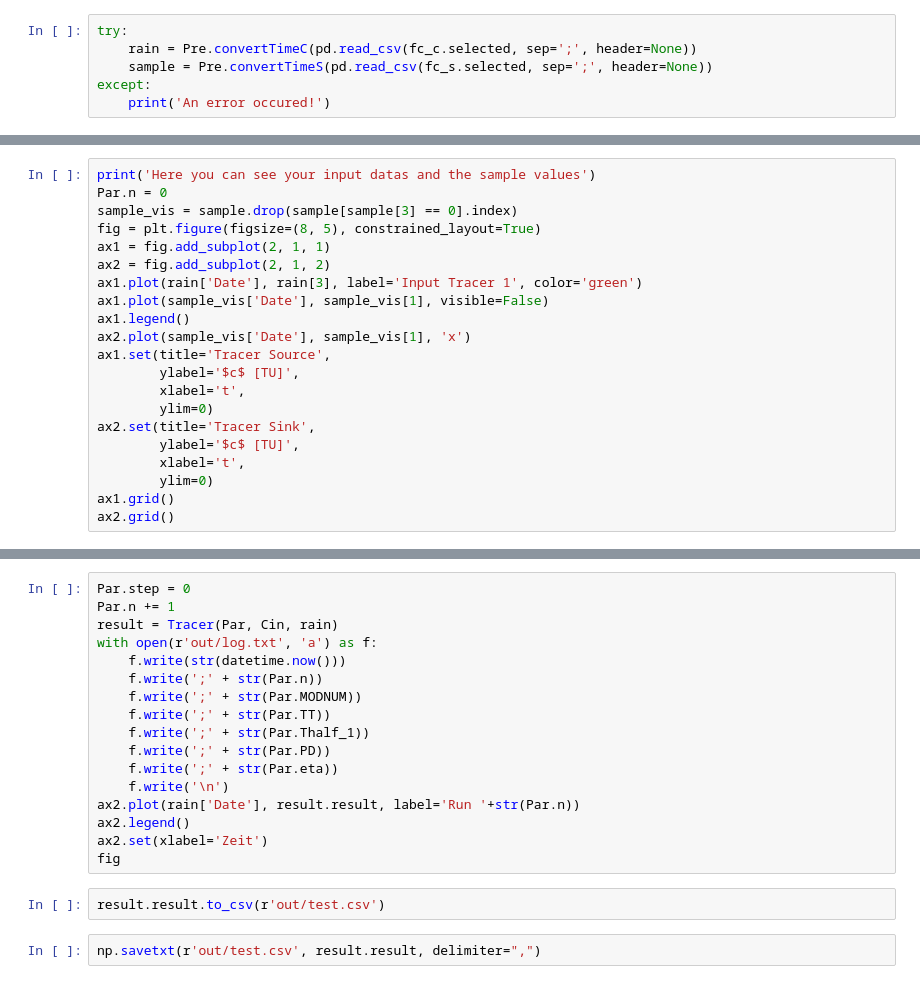
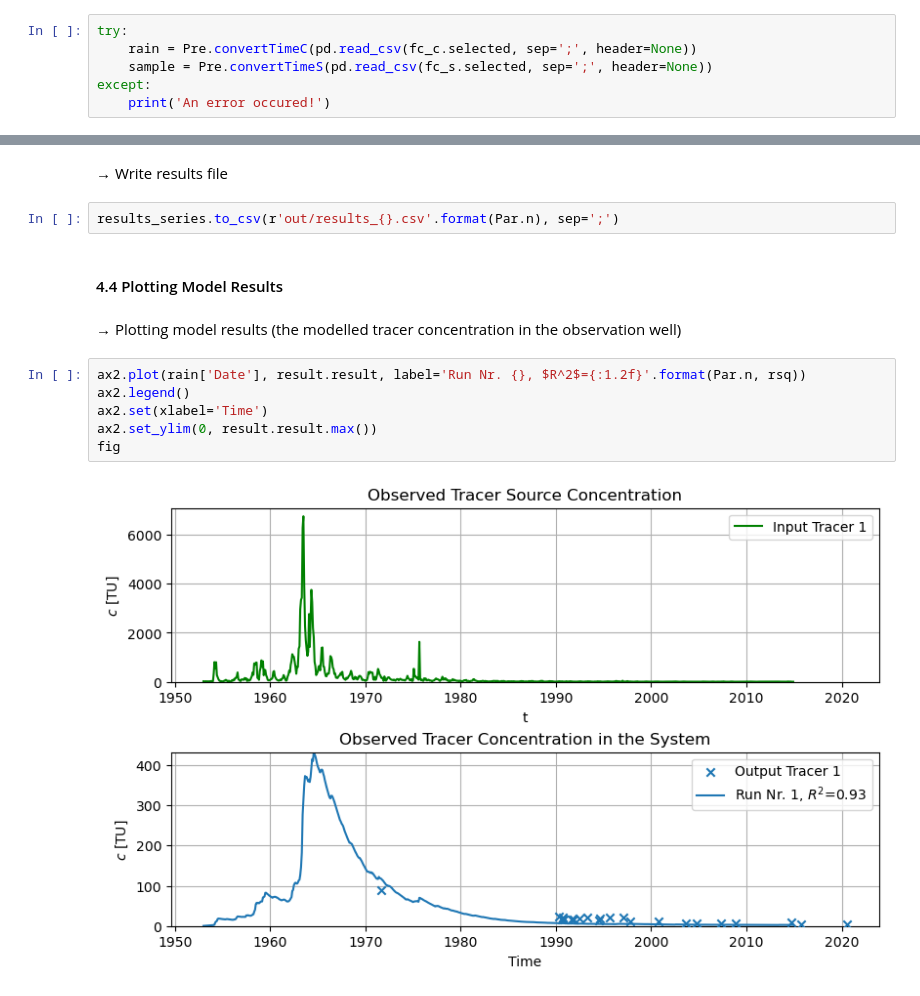
Before and after one commit to jvollhueter/ISOSIMpy, a Jupyter notebook: Notebook_Tracer_simple.ipynb, the cells around one changed output, grey strips where cells are left out. Drawn from its saved outputs; the diff is of its cells as text.

```diff
--- a/Notebook_Tracer_simple.ipynb
+++ b/Notebook_Tracer_simple.ipynb
@@ -59,21 +162,0 @@ elif Par.SOILM == 2:
-# %%
-print('Here you can see your input datas and the sample values')
-Par.n = 0
-sample_vis = sample.drop(sample[sample[3] == 0].index)
-fig = plt.figure(figsize=(8, 5), constrained_layout=True)
-ax1 = fig.add_subplot(2, 1, 1)
-ax2 = fig.add_subplot(2, 1, 2)
-ax1.plot(rain['Date'], rain[3], label='Input Tracer 1', color='green')
-ax1.plot(sample_vis['Date'], sample_vis[1], visible=False)
-ax1.legend()
-ax2.plot(sample_vis['Date'], sample_vis[1], 'x')
-ax1.set(title='Tracer Source',
-        ylabel='$c$ [TU]',
-        xlabel='t',
-        ylim=0)
-ax2.set(title='Tracer Sink',
-        ylabel='$c$ [TU]',
-        xlabel='t',
-        ylim=0)
-ax1.grid()
-ax2.grid()
@@ -120,21 +322,16 @@ interact(setParameters,
+# %% [markdown]
+&rarr; Write results file
+# %%
+results_series.to_csv(r'out/results_{}.csv'.format(Par.n), sep=';')
+# %% [markdown]
+#### 4.4 Plotting Model Results
+# %% [markdown]
+&rarr; Plotting model results (the modelled tracer concentration in the observation well)
 # %%
-Par.step = 0
-Par.n += 1
-result = Tracer(Par, Cin, rain)
-with open(r'out/log.txt', 'a') as f:
-    f.write(str(datetime.now()))
-    f.write(';' + str(Par.n))
-    f.write(';' + str(Par.MODNUM))
-    f.write(';' + str(Par.TT))
-    f.write(';' + str(Par.Thalf_1))
-    f.write(';' + str(Par.PD))
-    f.write(';' + str(Par.eta))
-    f.write('\n')
-ax2.plot(rain['Date'], result.result, label='Run '+str(Par.n))
+ax2.plot(rain['Date'], result.result, label='Run Nr. {}, $R^2$={:1.2f}'.format(Par.n, rsq))
 ax2.legend()
-ax2.set(xlabel='Zeit')
+ax2.set(xlabel='Time')
+ax2.set_ylim(0, result.result.max())
 fig
+# %% [output]
+[figure, added]
-# %%
-result.result.to_csv(r'out/test.csv')
-# %%
-np.savetxt(r'out/test.csv', result.result, delimiter=",")
```
Also changed, not shown: parts of 45 cells of this notebook, 5 other files.
